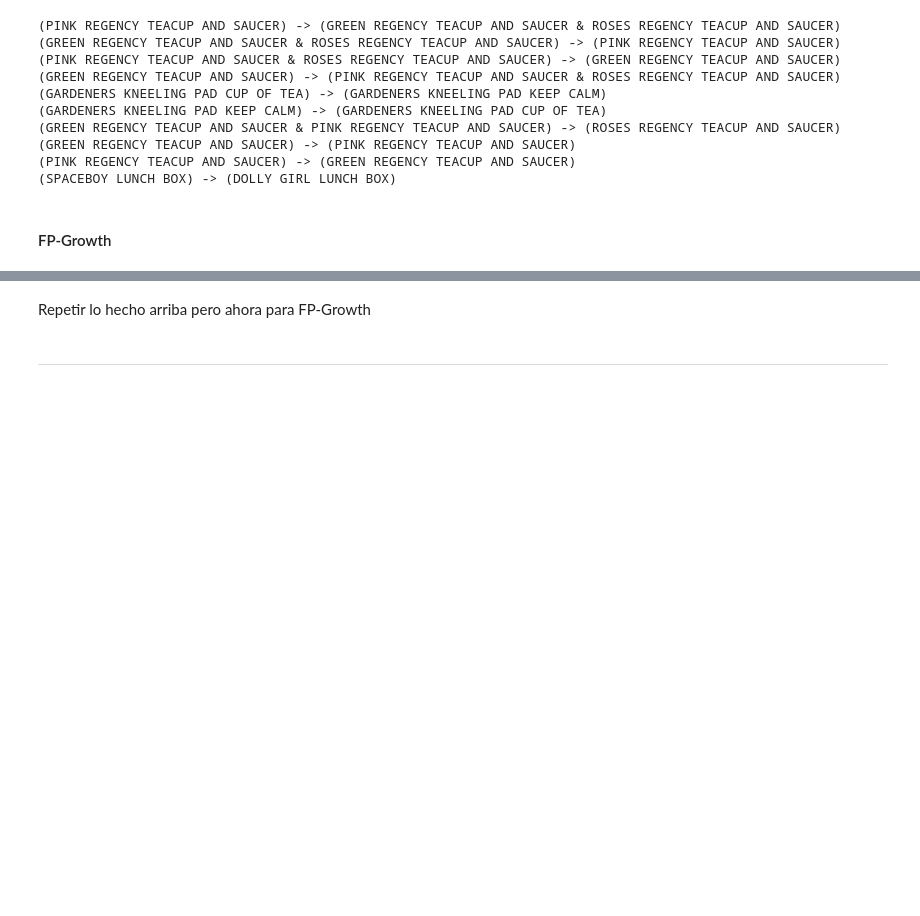
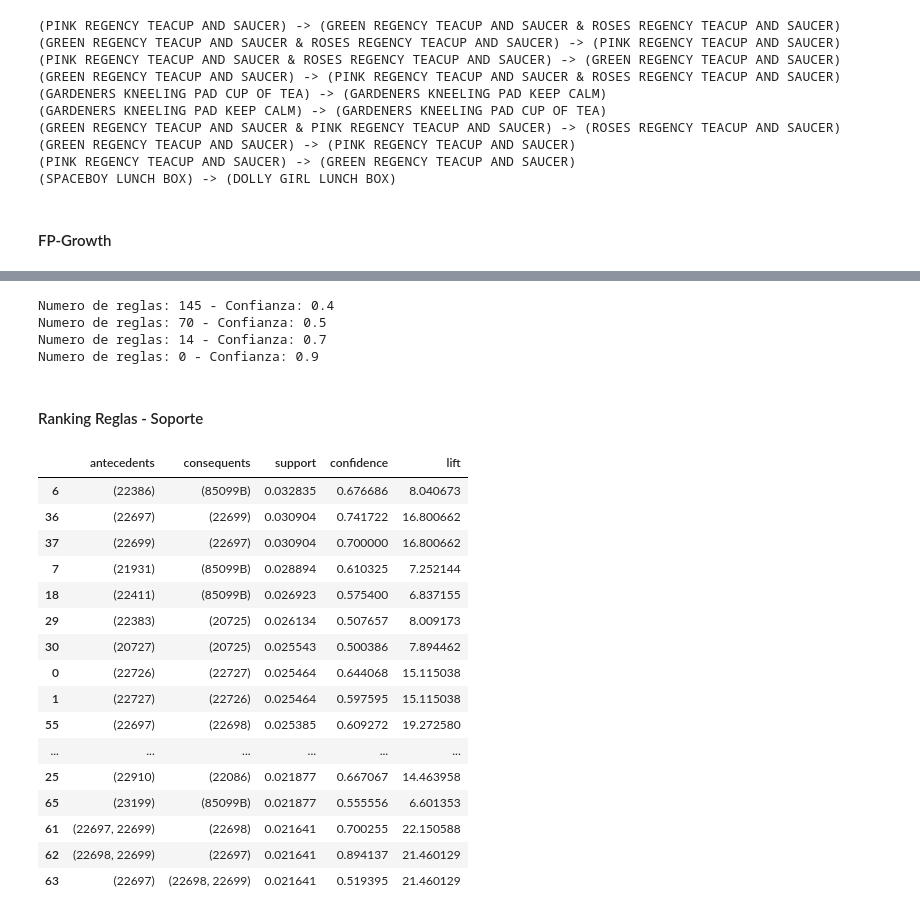
Before and after one commit to jmarrietar/mineria-de-datos, a Jupyter notebook: [Proyecto] Asociación.ipynb, the cells around one changed output, grey strips where cells are left out. Saved outputs shown, nothing was run; the diff lists cells and outputs as text; code cells hidden in the pictures; blank space fills up the shorter version.

Commit message:
Add fpgrowth

```diff
--- a/[Proyecto] Asociación.ipynb
+++ b/[Proyecto] Asociación.ipynb
@@ -355,2 +375,3 @@ print_rules(rules.sort_values(["lift"], ascending=[False])[0:20])
 # %%
-frequent_itemsets = fpgrowth(df, min_support=soporte, use_colnames=True)
+frequent_itemsets = fpgrowth(df, min_support=0.015, use_colnames=True)
+frequent_itemsets
@@ -357,4 +392,55 @@ frequent_itemsets = fpgrowth(df, min_support=soporte, use_colnames=True)
-# %% [markdown]
-Repetir lo hecho arriba pero ahora para FP-Growth
-# %% [markdown]
----
+# %%
+MIN_CONFIDENCE = 0.4
+rules = association_rules(
+    frequent_itemsets, metric="confidence", min_threshold=MIN_CONFIDENCE
+)[["antecedents", "consequents", "support", "confidence"]]
+print("Numero de reglas: {} - Confianza: {}".format(len(rules), MIN_CONFIDENCE))
+
+MIN_CONFIDENCE = 0.5
+rules = association_rules(
+    frequent_itemsets, metric="confidence", min_threshold=MIN_CONFIDENCE
+)[["antecedents", "consequents", "support", "confidence"]]
+print("Numero de reglas: {} - Confianza: {}".format(len(rules), MIN_CONFIDENCE))
+
+MIN_CONFIDENCE = 0.7
+rules = association_rules(
+    frequent_itemsets, metric="confidence", min_threshold=MIN_CONFIDENCE
+)[["antecedents", "consequents", "support", "confidence"]]
+print("Numero de reglas: {} - Confianza: {}".format(len(rules), MIN_CONFIDENCE))
+
+MIN_CONFIDENCE = 0.9
+rules = association_rules(
+    frequent_itemsets, metric="confidence", min_threshold=MIN_CONFIDENCE
+)[["antecedents", "consequents", "support", "confidence"]]
+print("Numero de reglas: {} - Confianza: {}".format(len(rules), MIN_CONFIDENCE))
+# %% [output]
+Numero de reglas: 145 - Confianza: 0.4
+Numero de reglas: 70 - Confianza: 0.5
+Numero de reglas: 14 - Confianza: 0.7
+Numero de reglas: 0 - Confianza: 0.9
+# %%
+rules = association_rules(frequent_itemsets, metric="confidence", min_threshold=0.5)[
+    ["antecedents", "consequents", "support", "confidence", "lift"]
+]
+# %% [markdown]
+#### Ranking Reglas - Soporte
+# %%
+rules.sort_values(["support"], ascending=[False])[0:20]
+# %% [output]
+|  | antecedents | consequents | support | confidence | lift |
+| 6 | (22386) | (85099B) | 0.032835 | 0.676686 | 8.040673 |
+| 36 | (22697) | (22699) | 0.030904 | 0.741722 | 16.800662 |
+| 37 | (22699) | (22697) | 0.030904 | 0.700000 | 16.800662 |
+| 7 | (21931) | (85099B) | 0.028894 | 0.610325 | 7.252144 |
+| 18 | (22411) | (85099B) | 0.026923 | 0.575400 | 6.837155 |
+| 29 | (22383) | (20725) | 0.026134 | 0.507657 | 8.009173 |
+| 30 | (20727) | (20725) | 0.025543 | 0.500386 | 7.894462 |
+| 0 | (22726) | (22727) | 0.025464 | 0.644068 | 15.115038 |
+| 1 | (22727) | (22726) | 0.025464 | 0.597595 | 15.115038 |
+| 55 | (22697) | (22698) | 0.025385 | 0.609272 | 19.272580 |
+| ... | ... | ... | ... | ... | ... |
+| 25 | (22910) | (22086) | 0.021877 | 0.667067 | 14.463958 |
+| 65 | (23199) | (85099B) | 0.021877 | 0.555556 | 6.601353 |
+| 61 | (22697, 22699) | (22698) | 0.021641 | 0.700255 | 22.150588 |
+| 62 | (22698, 22699) | (22697) | 0.021641 | 0.894137 | 21.460129 |
+| 63 | (22697) | (22698, 22699) | 0.021641 | 0.519395 | 21.460129 |
```
Also changed, not shown: parts of 11 cells of this notebook.
